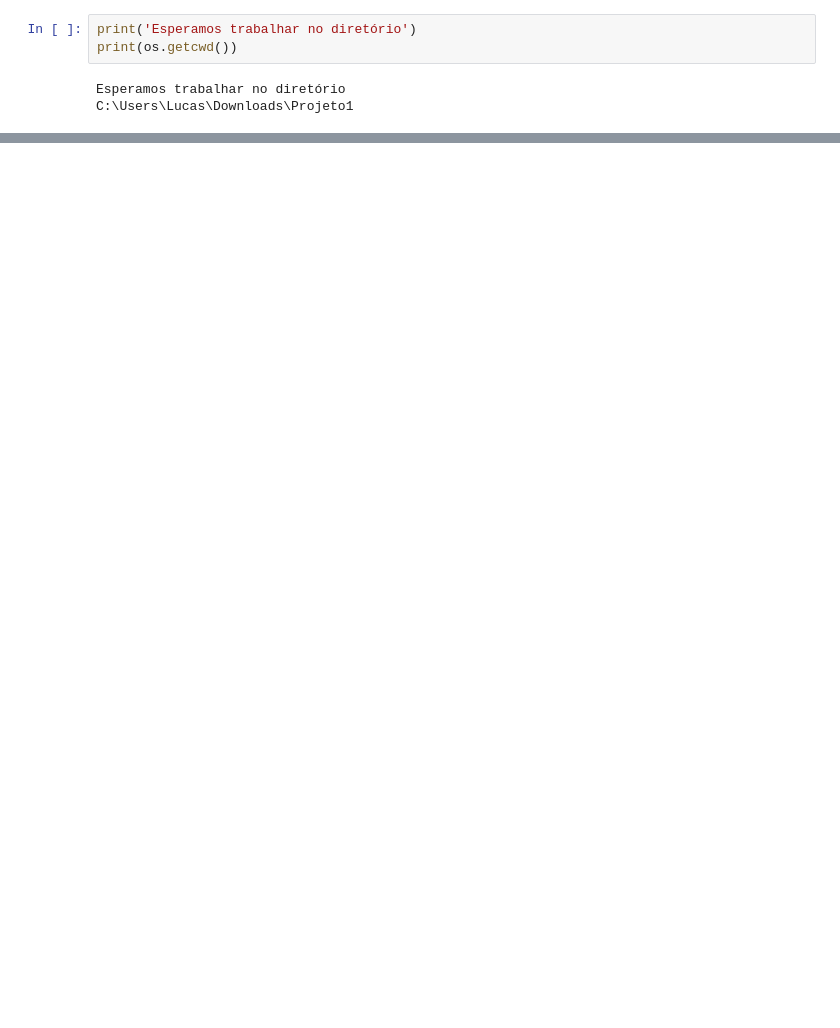
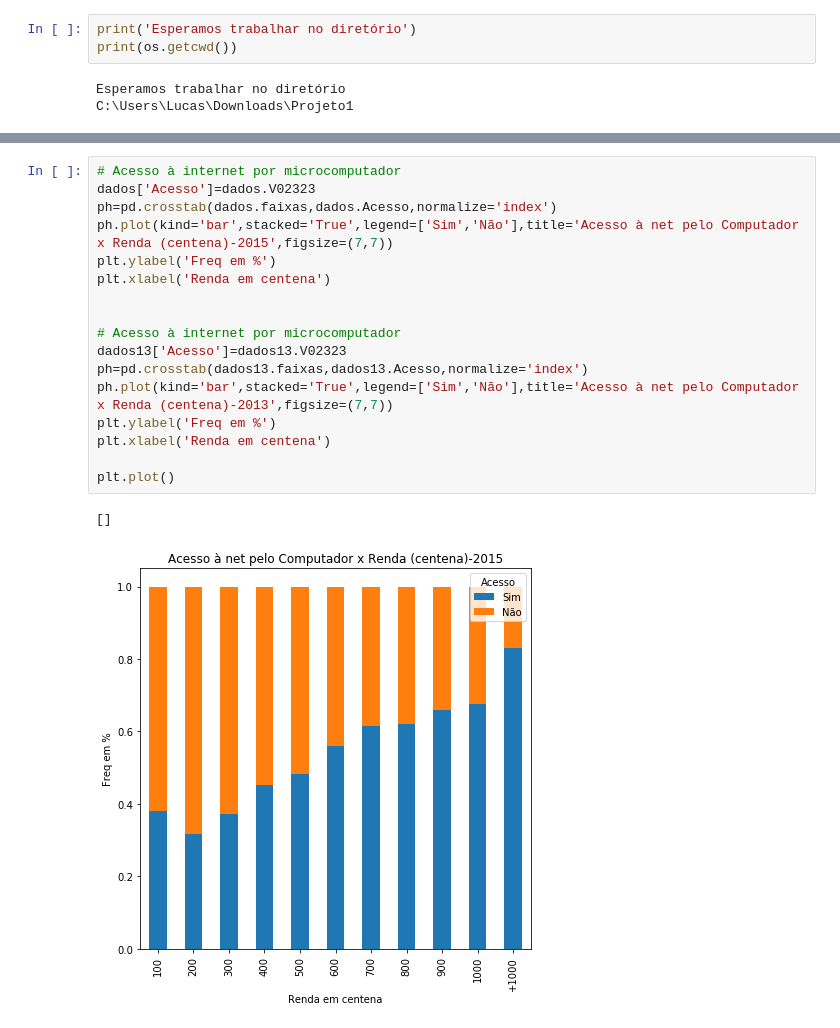
Before and after one commit to lucaslealvale/Ciencia_dos_dados_lucas_leal, a Jupyter notebook: Projeto1 Layout.ipynb, the cells around one changed output, grey strips where cells are left out. Drawn from its saved outputs; the diff is of its cells as text; blank space fills up the shorter version.

```diff
--- a/Projeto1 Layout.ipynb
+++ b/Projeto1 Layout.ipynb
@@ -194,0 +186,20 @@ Descreva aqui suas conclusões!
+# %%
+# Acesso à internet por microcomputador
+dados['Acesso']=dados.V02323
+ph=pd.crosstab(dados.faixas,dados.Acesso,normalize='index')
+ph.plot(kind='bar',stacked='True',legend=['Sim','Não'],title='Acesso à net pelo Computador x Renda (centena)-2015',figsize=(7,7))
+plt.ylabel('Freq em %')
+plt.xlabel('Renda em centena')
+
+
+# Acesso à internet por microcomputador
+dados13['Acesso']=dados13.V02323
+ph=pd.crosstab(dados13.faixas,dados13.Acesso,normalize='index')
+ph.plot(kind='bar',stacked='True',legend=['Sim','Não'],title='Acesso à net pelo Computador x Renda (centena)-2013',figsize=(7,7))
+plt.ylabel('Freq em %')
+plt.xlabel('Renda em centena')
+
+plt.plot()
+# %% [output]
+[]
+[figure, added]
```
Also changed, not shown: parts of 52 cells of this notebook.
